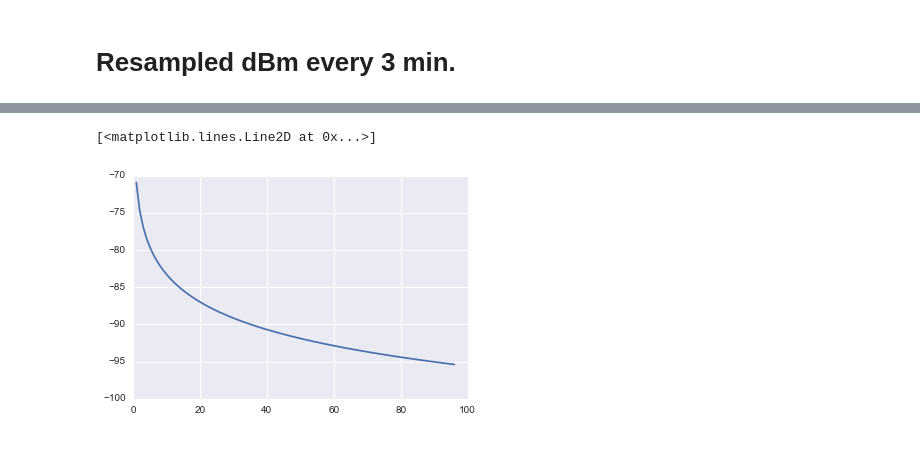
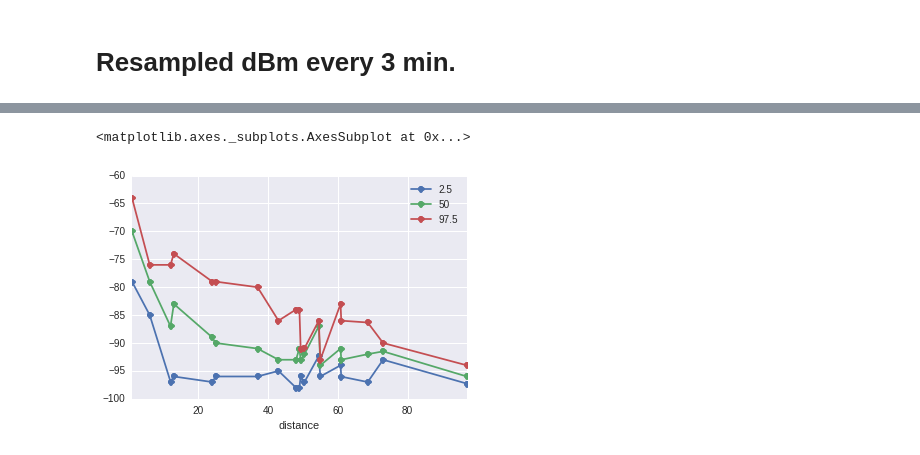
Before and after one commit to ericmjl/bluetooth-proximity-tracker-calibration, a Jupyter notebook: expt4-distance_calibration/Expt4 Analysis.ipynb, the cells around one changed output, grey strips where cells are left out. Saved outputs shown, nothing was run; the diff lists cells and outputs as text; code cells hidden in the pictures.

Commit message:
computed 95 percent density

```diff
--- a/expt4-distance_calibration/Expt4 Analysis.ipynb
+++ b/expt4-distance_calibration/Expt4 Analysis.ipynb
@@ -329,6 +371,9 @@ plt.tight_layout()
-# %%
-ds = np.arange(min(distance), max(distance))
-plt.plot(ds, func(ds, *opt_parms))
-# %% [output]
-[<matplotlib.lines.Line2D at 0x...>]
-[figure, removed]
+# %%
+percentiles = pd.DataFrame()
+percentiles['2.5'] = combined.groupby('distance')['dB'].quantile(0.025)
+percentiles['50'] = combined.groupby('distance')['dB'].quantile(0.5)
+percentiles['97.5'] = combined.groupby('distance')['dB'].quantile(0.975)
+percentiles.plot(marker='o')
+# %% [output]
+<matplotlib.axes._subplots.AxesSubplot at 0x...>
+[figure, added]
```
Also changed, not shown: parts of 22 cells of this notebook, 6 other files.
